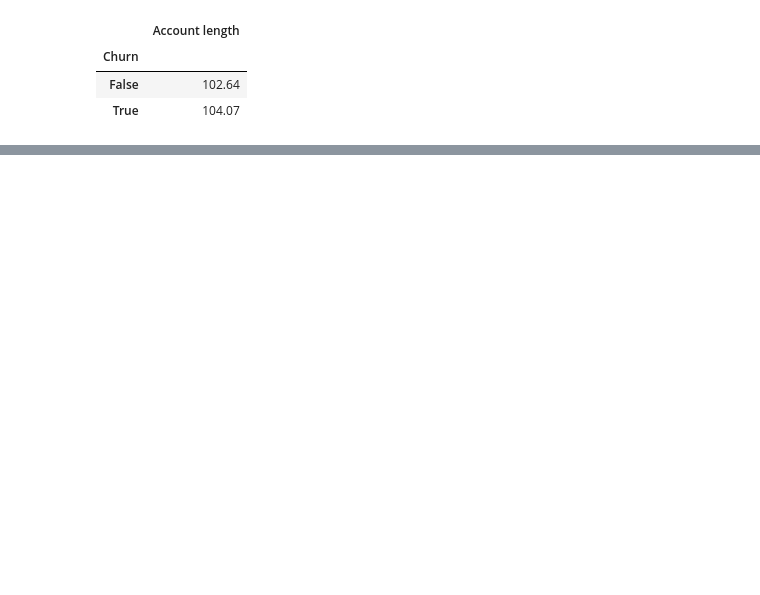
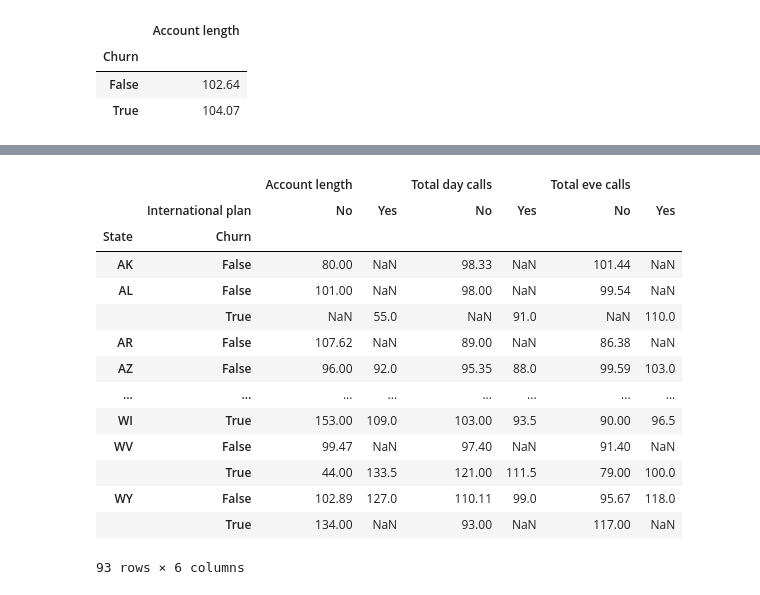
Before and after one commit to NikitaaArora/Ineuron, a Jupyter notebook: EDA/file.ipynb, the cells around one changed output, grey strips where cells are left out. Saved outputs shown, nothing was run; the diff lists cells and outputs as text; code cells hidden in the pictures; blank space fills up the shorter version.

```diff
--- a/EDA/file.ipynb
+++ b/EDA/file.ipynb
@@ -415,0 +449,28 @@ round(Tel_data[['Account length','Churn']].groupby(['Churn']).mean(),2)
+# %%
+round(Tel_data.pivot_table(
+
+    values = ['Account length','Total day calls','Total eve calls'],
+
+    index = ['State','Churn'],
+
+    columns = ['International plan'],
+
+    aggfunc = 'mean'
+
+), 2)
+# %% [output]
+|  |  | Account length |  | Total day calls |  | Total eve calls |  |
+|  | International plan | No | Yes | No | Yes | No | Yes |
+| State | Churn |  |  |  |  |  |  |
+| AK | False | 80.00 | NaN | 98.33 | NaN | 101.44 | NaN |
+| AL | False | 101.00 | NaN | 98.00 | NaN | 99.54 | NaN |
+|  | True | NaN | 55.0 | NaN | 91.0 | NaN | 110.0 |
+| AR | False | 107.62 | NaN | 89.00 | NaN | 86.38 | NaN |
+| AZ | False | 96.00 | 92.0 | 95.35 | 88.0 | 99.59 | 103.0 |
+| ... | ... | ... | ... | ... | ... | ... | ... |
+| WI | True | 153.00 | 109.0 | 103.00 | 93.5 | 90.00 | 96.5 |
+| WV | False | 99.47 | NaN | 97.40 | NaN | 91.40 | NaN |
+|  | True | 44.00 | 133.5 | 121.00 | 111.5 | 79.00 | 100.0 |
+| WY | False | 102.89 | 127.0 | 110.11 | 99.0 | 95.67 | 118.0 |
+|  | True | 134.00 | NaN | 93.00 | NaN | 117.00 | NaN |
+93 rows × 6 columns
```
Also changed, not shown: parts of 3 cells of this notebook.
